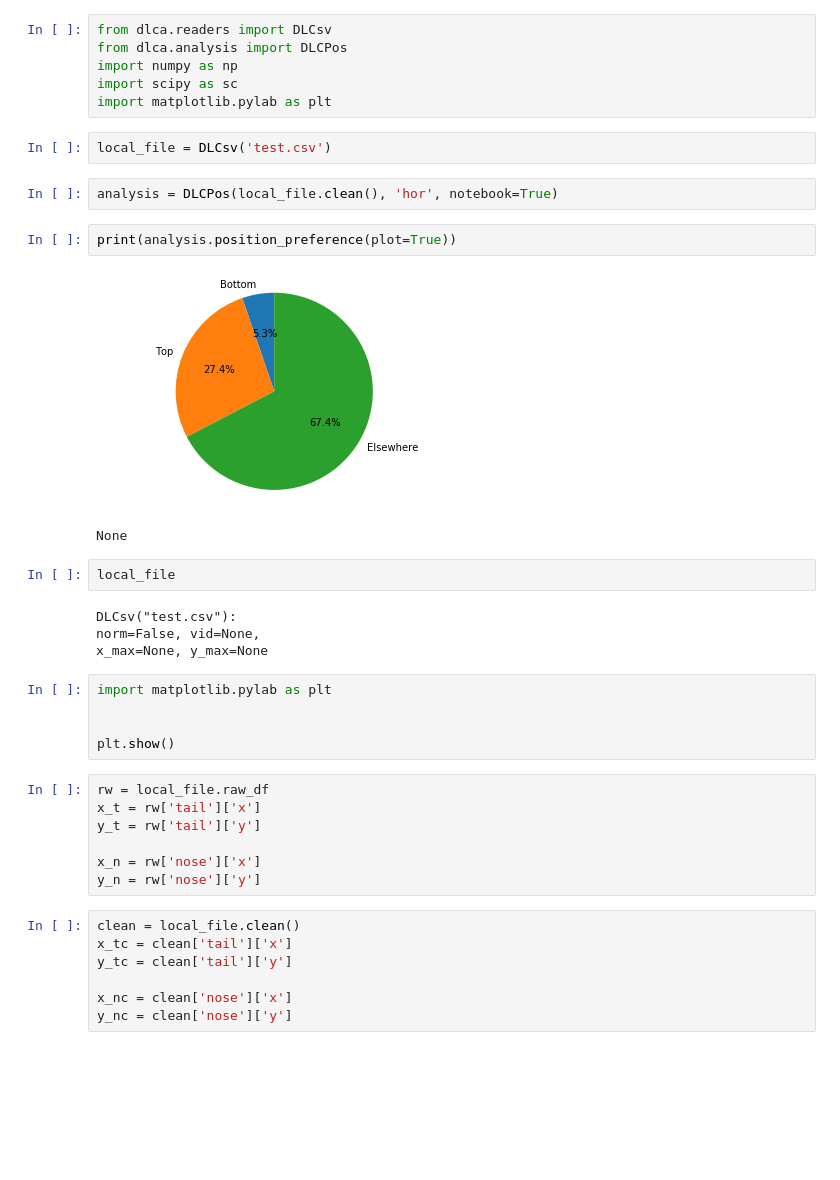
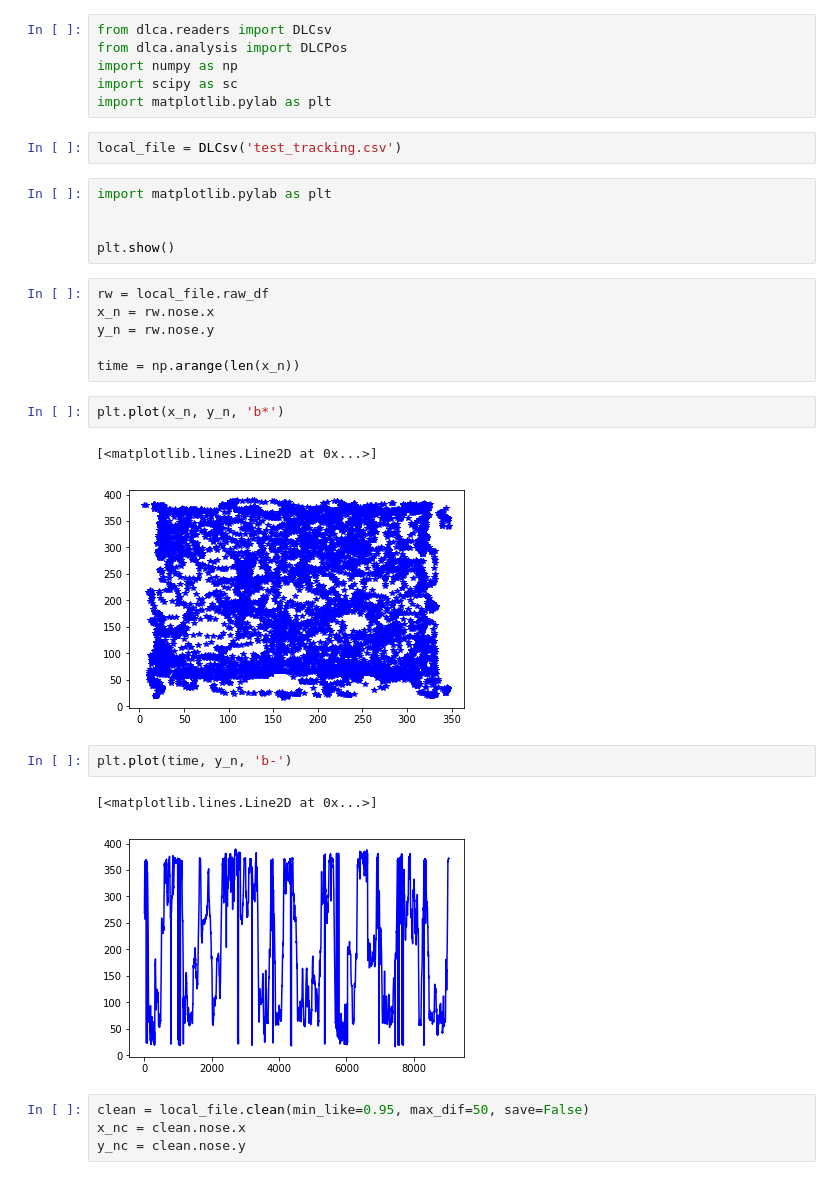
Before and after one commit to caniko/BiKiPy, a Jupyter notebook: DLCA example.ipynb, the cells around one changed output. Cells and saved outputs as stored; diff of their text form; blank space fills up the shorter version.

```diff
--- a/DLCA example.ipynb
+++ b/DLCA example.ipynb
@@ -45,20 +48,7 @@ import numpy as np
 import scipy as sc
 import matplotlib.pylab as plt
 # %%
-local_file = DLCsv('test.csv')
+local_file = DLCsv('test_tracking.csv')
-# %%
-analysis = DLCPos(local_file.clean(), 'hor', notebook=True)
-# %%
-print(analysis.position_preference(plot=True))
-# %% [output]
-[figure, removed]
-None
-# %%
-local_file
-# %% [output]
-DLCsv("test.csv"):
-norm=False, vid=None,
-x_max=None, y_max=None
 # %%
 import matplotlib.pylab as plt
 
@@ -66,15 +56,21 @@ import matplotlib.pylab as plt
 plt.show()
 # %%
 rw = local_file.raw_df
-x_t = rw['tail']['x']
-y_t = rw['tail']['y']
+x_n = rw.nose.x
+y_n = rw.nose.y
 
-x_n = rw['nose']['x']
-y_n = rw['nose']['y']
+time = np.arange(len(x_n))
+# %%
+plt.plot(x_n, y_n, 'b*')
+# %% [output]
+[<matplotlib.lines.Line2D at 0x...>]
+[figure, added]
+# %%
+plt.plot(time, y_n, 'b-')
+# %% [output]
+[<matplotlib.lines.Line2D at 0x...>]
+[figure, added]
 # %%
-clean = local_file.clean()
-x_tc = clean['tail']['x']
-y_tc = clean['tail']['y']
-
-x_nc = clean['nose']['x']
-y_nc = clean['nose']['y']
+clean = local_file.clean(min_like=0.95, max_dif=50, save=False)
+x_nc = clean.nose.x
+y_nc = clean.nose.y
```
Also changed, not shown: parts of 7 cells of this notebook, 1 other file.
